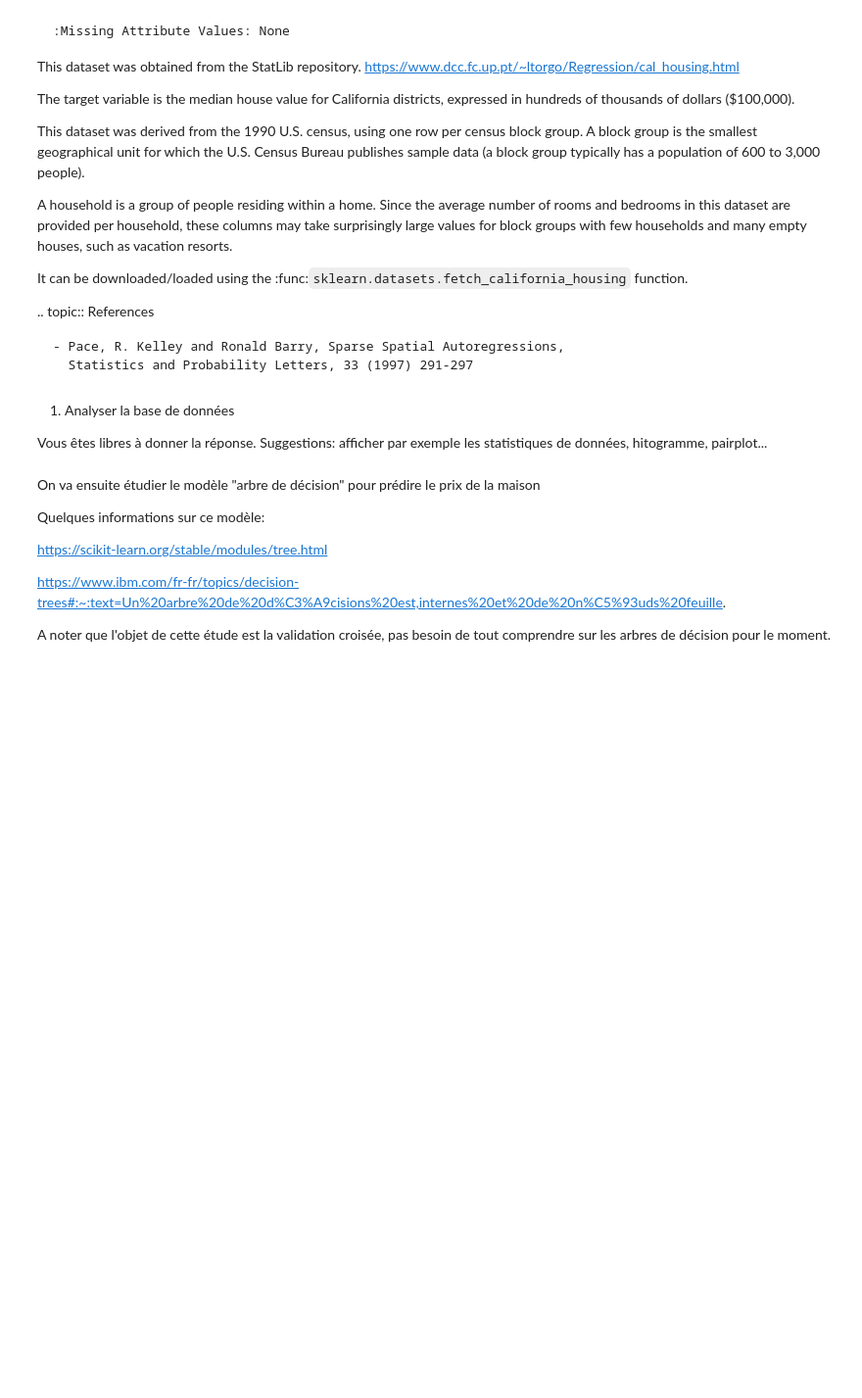
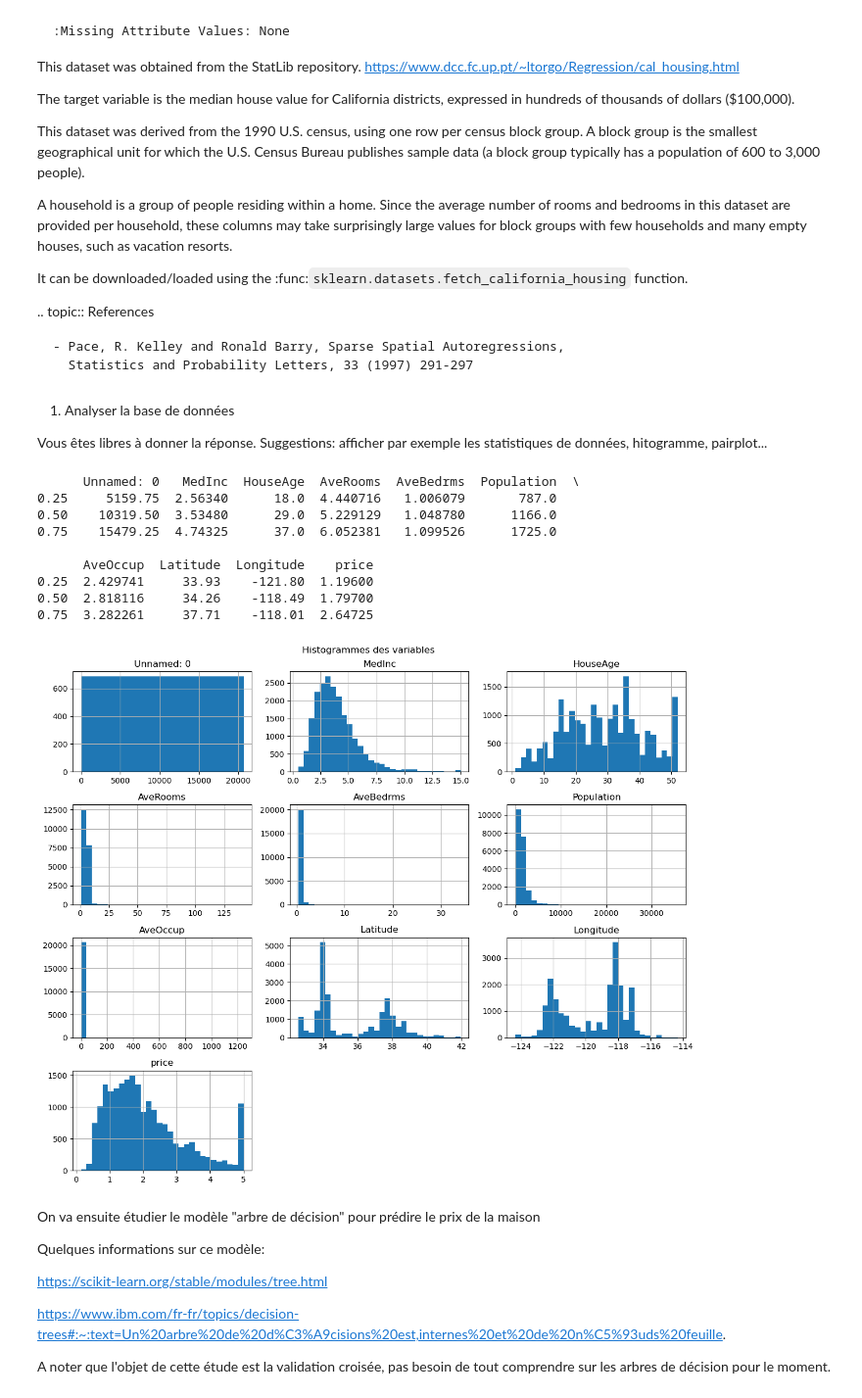
Before and after one commit to baunilhamarga/ei-climat, a Jupyter notebook: support-files/Etudes_EI_ST4/etude5_cross_validation/Etude5_cross-validation.ipynb, the cells around one changed output. Shown at 98% size. Cells and saved outputs as stored; diff of their text form; code cells hidden in the pictures; blank space fills up the shorter version.

```diff
--- a/support-files/Etudes_EI_ST4/etude5_cross_validation/Etude5_cross-validation.ipynb
+++ b/support-files/Etudes_EI_ST4/etude5_cross_validation/Etude5_cross-validation.ipynb
@@ -13,6 +13,10 @@ Apprendre les paramètres d'une fonction de prédiction et la tester sur les mê
 Nous allons implémenter cette technique dans un exemple simple
 # %% [markdown]
 0. Charger les librairies nécessaires et la base de données "California_housing_data.csv"
+# %%
+import pandas as pd
+import matplotlib.pyplot as plt
+df = pd.read_csv('California_housing_data.csv')
 # %% [markdown]
 Description de la database:
 
@@ -64,6 +68,23 @@ It can be downloaded/loaded using the
 1. Analyser la base de données
 
 Vous êtes libres à donner la réponse. Suggestions: afficher par exemple les statistiques de données, hitogramme, pairplot...
+# %%
+print(df.quantile([0.25, 0.5, 0.75]))
+df.hist(figsize=(12, 10), bins=30)
+plt.suptitle("Histogrammes des variables")
+plt.tight_layout()
+plt.show()
+# %% [output]
+      Unnamed: 0   MedInc  HouseAge  AveRooms  AveBedrms  Population  \
+0.25     5159.75  2.56340      18.0  4.440716   1.006079       787.0
+0.50    10319.50  3.53480      29.0  5.229129   1.048780      1166.0
+0.75    15479.25  4.74325      37.0  6.052381   1.099526      1725.0
+
+      AveOccup  Latitude  Longitude    price
+0.25  2.429741     33.93    -121.80  1.19600
+0.50  2.818116     34.26    -118.49  1.79700
+0.75  3.282261     37.71    -118.01  2.64725
+[figure, added]
 # %% [markdown]
 On va ensuite étudier le modèle "arbre de décision" pour prédire le prix de la maison
 
```
Also changed, not shown: 1 other file.
